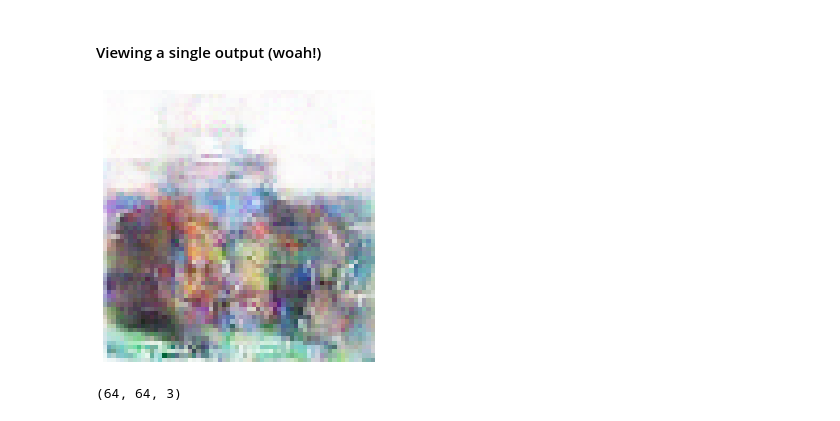
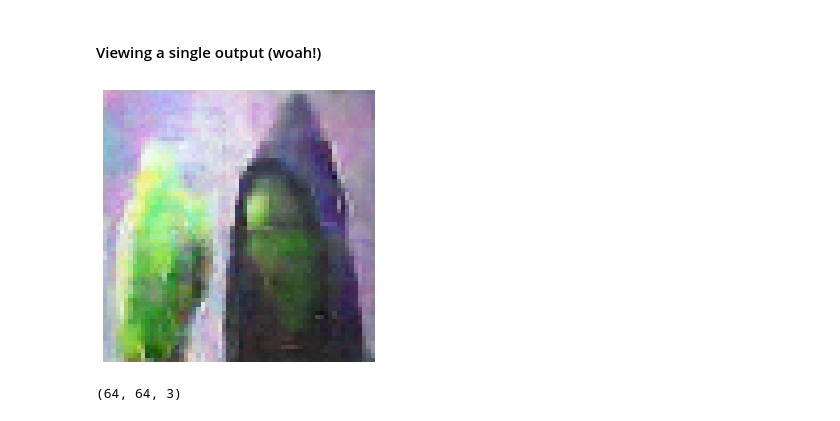
Before and after one commit to schlagercollin/generative-memes, a Jupyter notebook: inference.ipynb, the cells around one changed output. Saved outputs shown, nothing was run; the diff lists cells and outputs as text; code cells hidden in the pictures.

```diff
--- a/inference.ipynb
+++ b/inference.ipynb
@@ -79,15 +79,15 @@ plt.show()
 # %% [markdown]
 #### Viewing a single output (woah!)
 # %%
-out = generator(noise)[46]
+out = generator(noise)[0]
 img = utils.tensor_to_image(out, ncol=1, padding=0)
 
 plt.figure(figsize=(5,5))
 plt.imshow(np.asarray(img))
 plt.axis('off')
 plt.show()
 # %% [output]
-[figure, old version]
+[figure, new version]
 # %%
 np.asarray(img).shape
 # %% [output]
```
Also changed, not shown: parts of 12 cells of this notebook.
